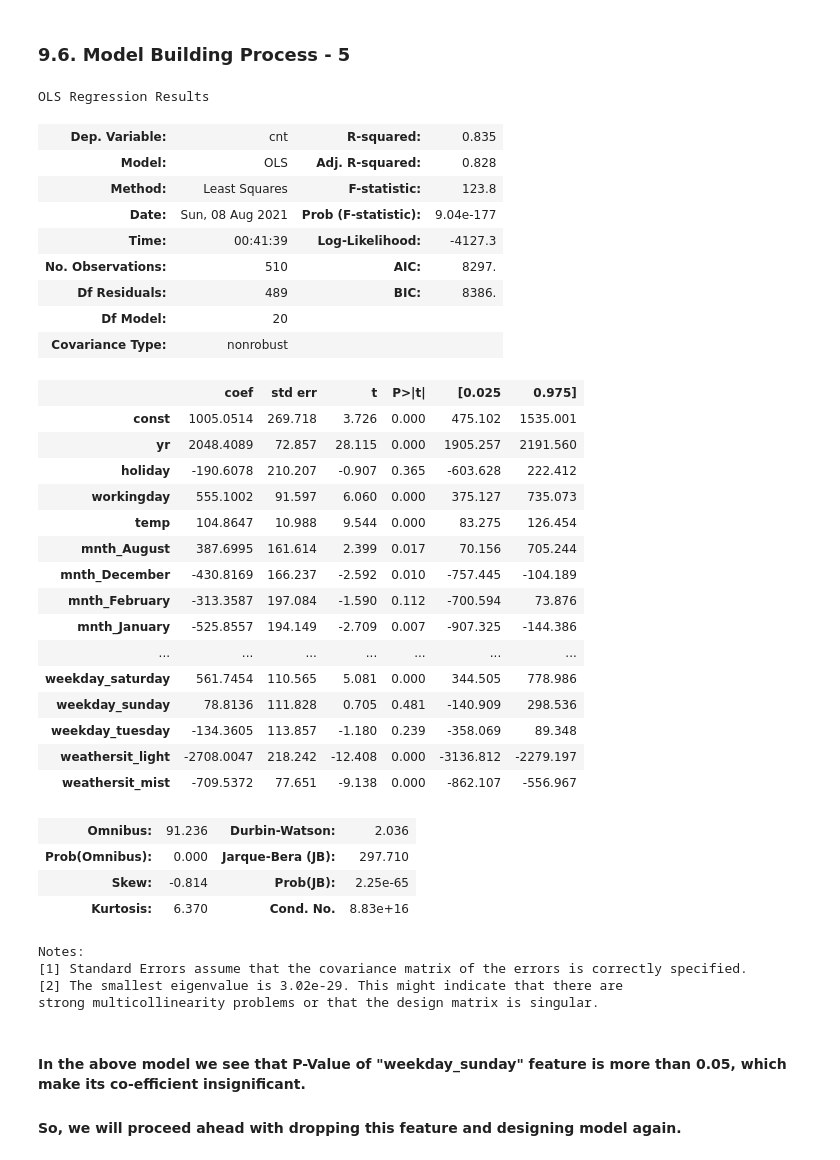
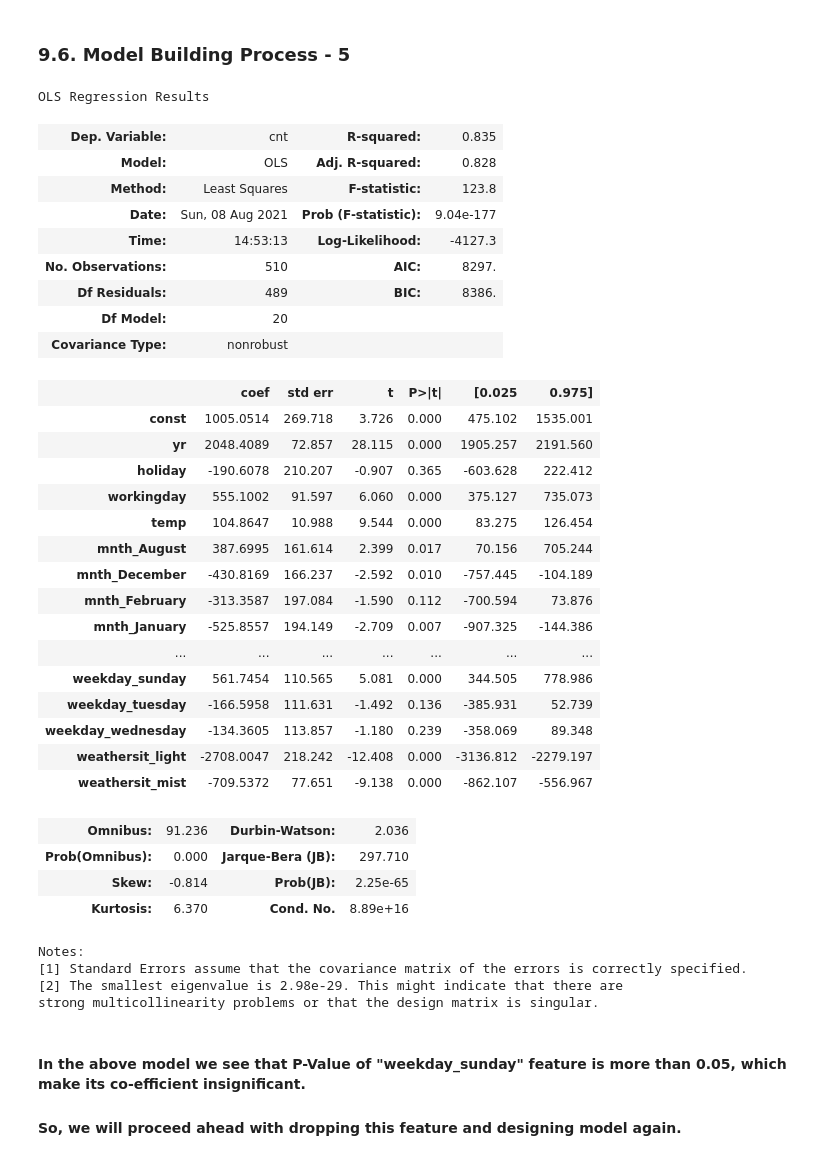
Before and after one commit to akshaykadam100/Bike-Sharing-Assignment, a Jupyter notebook: modelling/Linear-Model-Based-Development.ipynb, the cells around one changed output. Saved outputs shown, nothing was run; the diff lists cells and outputs as text; code cells hidden in the pictures.

```diff
--- a/modelling/Linear-Model-Based-Development.ipynb
+++ b/modelling/Linear-Model-Based-Development.ipynb
@@ -352,8 +352,8 @@ bar_graph_plot_function(data=weekday_dist, graph_title='Average Ride Count Vs. W
 #### As per United States, it is usually considered that 1st day of week is Sunday.
 #### And also from "Working Day Column", we can see that "Working Day" is marked as "1" for values of 1, 2, 3, 4, 5 in "Week day"
 #### From this we can infer that, for weekday column, Sunday is mapped to 0, Monday is mapped to 1 and so on
-# %%
-raw_data['weekday'] = raw_data.weekday.map({0: 'sunday', 1: 'monday', 2: 'tuesday', 3: 'wednesday', 4: 'thursday', 5: 'friday', 6: 'saturday'})
+# %%
+raw_data['weekday'] = raw_data.weekday.map({0: 'monday', 1: 'tuesday', 2: 'wednesday', 3: 'thursday', 4: 'friday', 5: 'saturday', 6: 'sunday'})
 # %%
 raw_data.groupby(by='weekday').weekday.count()
 # %% [output]
@@ -947,7 +947,7 @@ strong multicollinearity problems or that the design matrix is singular.
 # %% [markdown]
 ### 9.5. Model Building Process - 4
 # %%
-col = col.drop(['weekday_wednesday'])
+col = col.drop(['weekday_saturday'])
 X_train_rfe = X_train[col]
 X_train_sm = sm.add_constant(X_train_rfe)
 lr = sm.OLS(y_train, X_train_sm)
@@ -994,46 +994,46 @@ strong multicollinearity problems or that the design matrix is singular.
 # %% [markdown]
 ### 9.6. Model Building Process - 5
 # %%
-col = col.drop(['weekday_thursday'])
+col = col.drop(['mnth_October'])
 X_train_rfe = X_train[col]
 X_train_sm = sm.add_constant(X_train_rfe)
 lr = sm.OLS(y_train, X_train_sm)
 lr_model = lr.fit()
 lr_model.summary()
 # %% [output]
 OLS Regression Results
 | Dep. Variable: | cnt | R-squared: | 0.835 |
 | Model: | OLS | Adj. R-squared: | 0.828 |
 | Method: | Least Squares | F-statistic: | 123.8 |
 | Date: | Sun, 08 Aug 2021 | Prob (F-statistic): | 9.04e-177 |
-| Time: | 00:41:39 | Log-Likelihood: | -4127.3 |
+| Time: | 14:53:13 | Log-Likelihood: | -4127.3 |
 | No. Observations: | 510 | AIC: | 8297. |
 | Df Residuals: | 489 | BIC: | 8386. |
 | Df Model: | 20 |  |  |
 | Covariance Type: | nonrobust |  |  |
 |  | coef | std err | t | P>|t| | [0.025 | 0.975] |
 | const | 1005.0514 | 269.718 | 3.726 | 0.000 | 475.102 | 1535.001 |
 | yr | 2048.4089 | 72.857 | 28.115 | 0.000 | 1905.257 | 2191.560 |
 | holiday | -190.6078 | 210.207 | -0.907 | 0.365 | -603.628 | 222.412 |
 | workingday | 555.1002 | 91.597 | 6.060 | 0.000 | 375.127 | 735.073 |
 | temp | 104.8647 | 10.988 | 9.544 | 0.000 | 83.275 | 126.454 |
 | mnth_August | 387.6995 | 161.614 | 2.399 | 0.017 | 70.156 | 705.244 |
 | mnth_December | -430.8169 | 166.237 | -2.592 | 0.010 | -757.445 | -104.189 |
 | mnth_February | -313.3587 | 197.084 | -1.590 | 0.112 | -700.594 | 73.876 |
 | mnth_January | -525.8557 | 194.149 | -2.709 | 0.007 | -907.325 | -144.386 |
 | ... | ... | ... | ... | ... | ... | ... |
-| weekday_saturday | 561.7454 | 110.565 | 5.081 | 0.000 | 344.505 | 778.986 |
-| weekday_sunday | 78.8136 | 111.828 | 0.705 | 0.481 | -140.909 | 298.536 |
-| weekday_tuesday | -134.3605 | 113.857 | -1.180 | 0.239 | -358.069 | 89.348 |
+| weekday_sunday | 561.7454 | 110.565 | 5.081 | 0.000 | 344.505 | 778.986 |
+| weekday_tuesday | -166.5958 | 111.631 | -1.492 | 0.136 | -385.931 | 52.739 |
+| weekday_wednesday | -134.3605 | 113.857 | -1.180 | 0.239 | -358.069 | 89.348 |
 | weathersit_light | -2708.0047 | 218.242 | -12.408 | 0.000 | -3136.812 | -2279.197 |
 | weathersit_mist | -709.5372 | 77.651 | -9.138 | 0.000 | -862.107 | -556.967 |
 | Omnibus: | 91.236 | Durbin-Watson: | 2.036 |
 | Prob(Omnibus): | 0.000 | Jarque-Bera (JB): | 297.710 |
 | Skew: | -0.814 | Prob(JB): | 2.25e-65 |
-| Kurtosis: | 6.370 | Cond. No. | 8.83e+16 |
+| Kurtosis: | 6.370 | Cond. No. | 8.89e+16 |
 Notes:
 [1] Standard Errors assume that the covariance matrix of the errors is correctly specified.
-[2] The smallest eigenvalue is 3.02e-29. This might indicate that there are
+[2] The smallest eigenvalue is 2.98e-29. This might indicate that there are
 strong multicollinearity problems or that the design matrix is singular.
 # %% [markdown]
 #### In the above model we see that P-Value of "weekday_sunday" feature is more than 0.05, which make its co-efficient insignificant.
```
Also changed, not shown: parts of 20 cells of this notebook, 5 other files.
